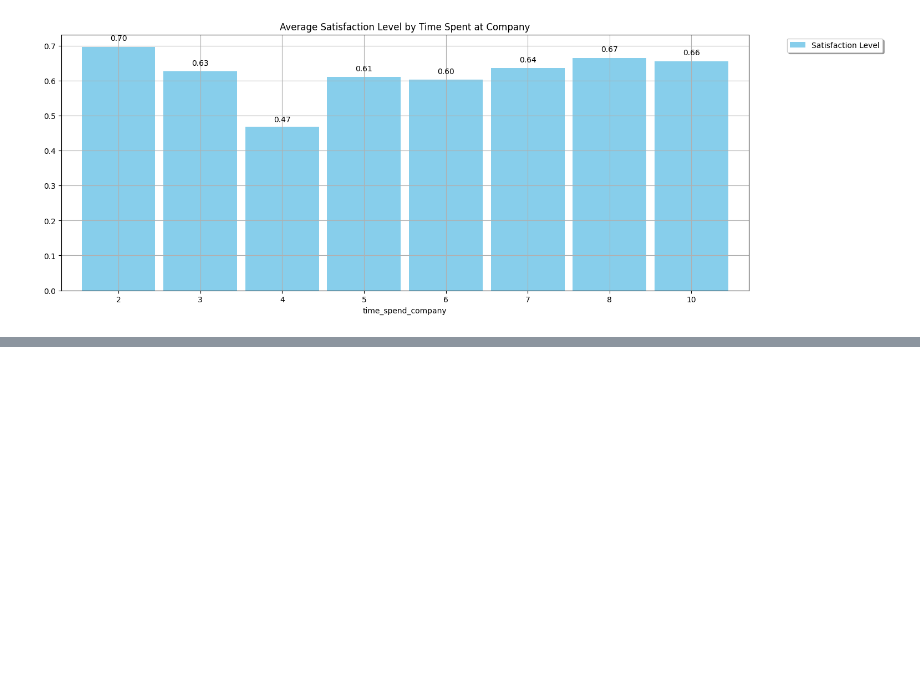
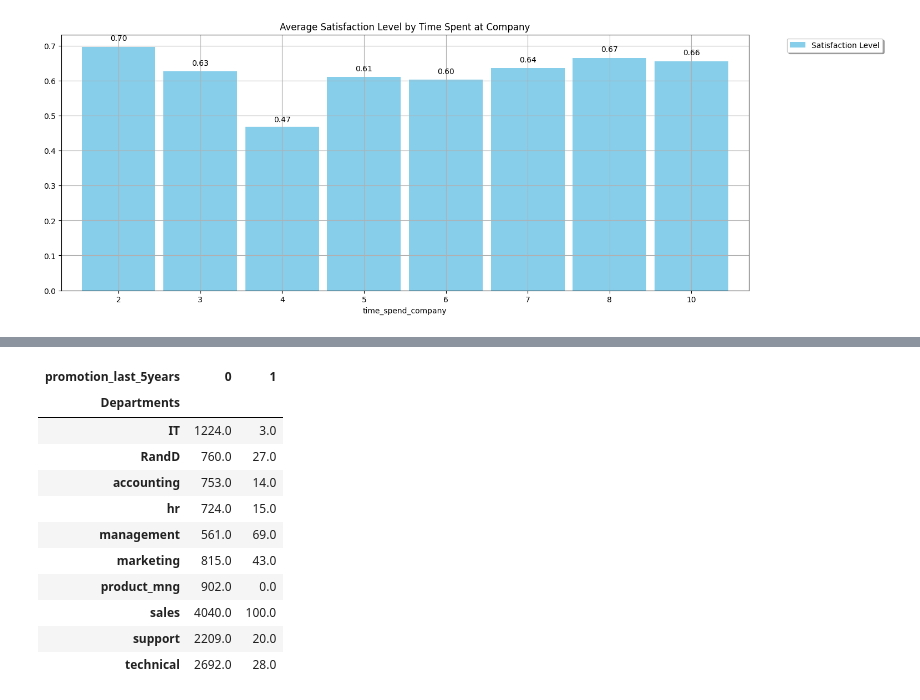
Before and after one commit to Udhay2898/Real-Fake-Job-Posting-Prediction, a Jupyter notebook: Untitled10.ipynb, the cells around one changed output, grey strips where cells are left out. Saved outputs shown, nothing was run; the diff lists cells and outputs as text; code cells hidden in the pictures; blank space fills up the shorter version.

```diff
--- a/Untitled10.ipynb
+++ b/Untitled10.ipynb
@@ -150,0 +162,18 @@ fig.show()
+# %%
+left_df = df.groupby(['Departments', 'promotion_last_5years']).agg({'left': 'count'}).reset_index()
+
+left_df = left_df.pivot_table(index = 'Departments',columns = 'promotion_last_5years',values = 'left')
+left_df.fillna(0)
+# %% [output]
+| promotion_last_5years | 0 | 1 |
+| Departments |  |  |
+| IT | 1224.0 | 3.0 |
+| RandD | 760.0 | 27.0 |
+| accounting | 753.0 | 14.0 |
+| hr | 724.0 | 15.0 |
+| management | 561.0 | 69.0 |
+| marketing | 815.0 | 43.0 |
+| product_mng | 902.0 | 0.0 |
+| sales | 4040.0 | 100.0 |
+| support | 2209.0 | 20.0 |
+| technical | 2692.0 | 28.0 |
```
Also changed, not shown: parts of 6 cells of this notebook.
